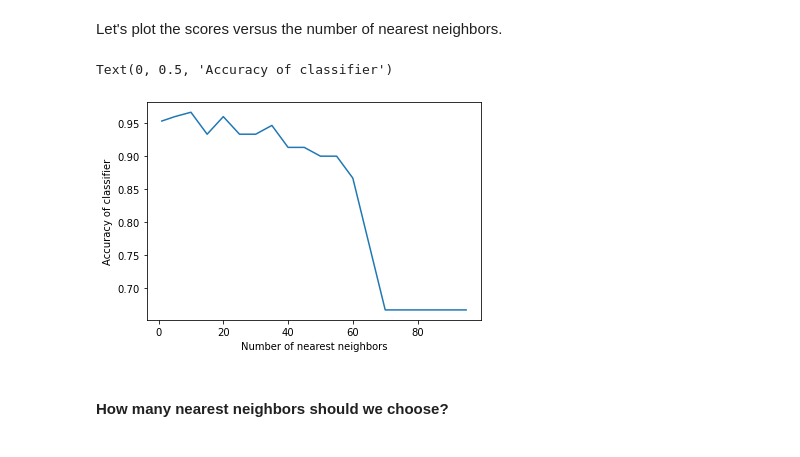
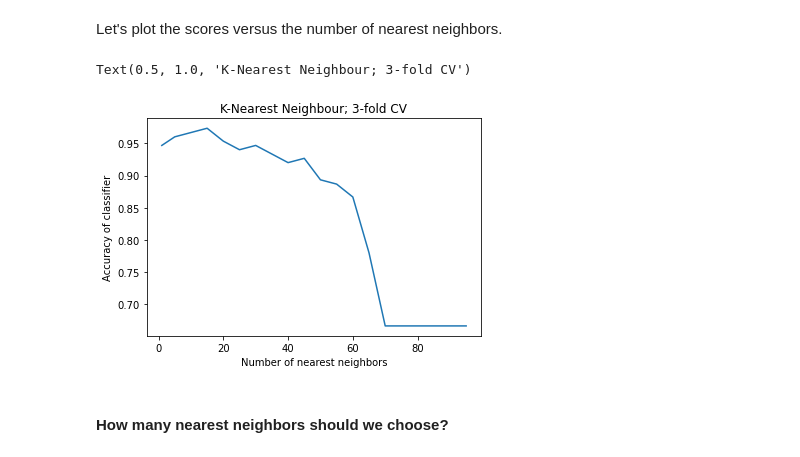
Before and after one commit to rohitashwachaks/MIS-S381N, a Jupyter notebook: Notebooks/Classification 1 Nearest Neighbors.ipynb, the cells around one changed output. Saved outputs shown, nothing was run; the diff lists cells and outputs as text; code cells hidden in the pictures.

```diff
--- a/Notebooks/Classification 1 Nearest Neighbors.ipynb
+++ b/Notebooks/Classification 1 Nearest Neighbors.ipynb
@@ -436,7 +436,7 @@ def cv_accuracy_score(X, y, nn):
         accuracy = metrics.accuracy_score(y_holdout, model.predict(X_holdout))
         accuracies.append(accuracy)
 
-    average_accuracy = sum(accuracies) * 1.0 / len(accuracies)
+    average_accuracy = mean(accuracies)
     return average_accuracy
 # %%
 cv_accuracy_score(X, y, nn=1)
@@ -460,10 +460,11 @@ Let's plot the scores versus the number of nearest neighbors.
 # %%
 plot(nn, scores)
 xlabel('Number of nearest neighbors')
 ylabel('Accuracy of classifier')
+title("K-Nearest Neighbour; 3-fold CV")
 # %% [output]
-Text(0, 0.5, 'Accuracy of classifier')
+Text(0.5, 1.0, 'K-Nearest Neighbour; 3-fold CV')
-[figure, old version]
+[figure, new version]
 # %% [markdown]
 #### How many nearest neighbors should we choose?
 # %% [markdown]
```
Also changed, not shown: parts of 2 cells of this notebook, 15 other files.
